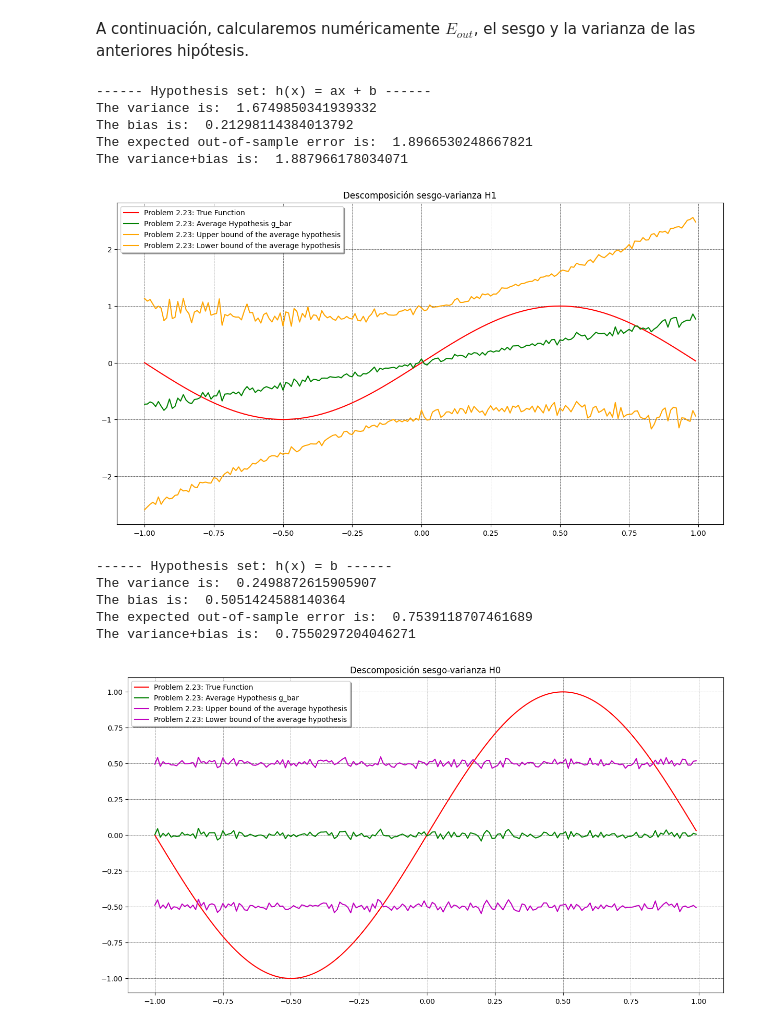
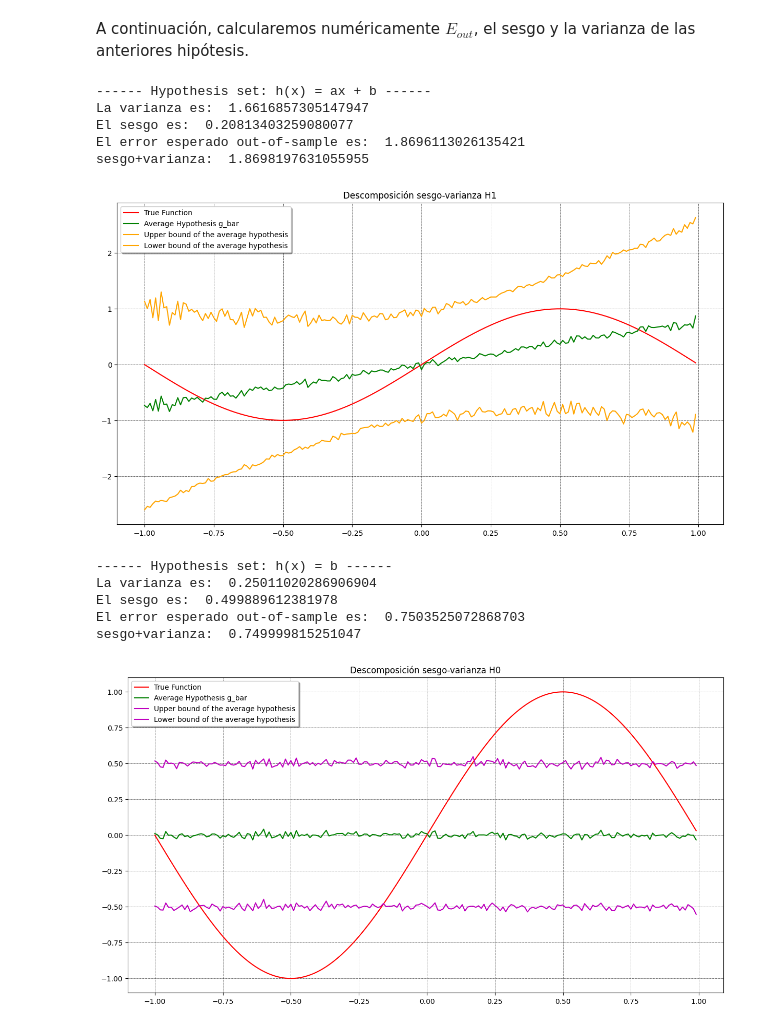
Before and after one commit to jdcarrascali/Matematicas-del-aprendizaje-de-maquinas, a Jupyter notebook: Bias_variance_experiment.ipynb, the cells around one changed output. Drawn from its saved outputs; the diff is of its cells as text; code cells hidden in the pictures.

```diff
--- a/Bias_variance_experiment.ipynb
+++ b/Bias_variance_experiment.ipynb
@@ -135,14 +142,17 @@ g^{(D)}(x)=\frac{1}{2}(\sin \pi x_1 +\sin \pi x_2)
 # %%
+def sample(lb, ub, sz):
+    # Muestrear a partir de una distribucion uniforme
+    return lb + np.random.random_sample((sz,))*(ub-lb)
+
 def gd_func(x, x1, x2):
-    #hypothesis found by learning algorithm
+    #hipotesis de H1
     return (x-x1)*(np.sin(math.pi*x2)-np.sin(math.pi*x1))/(x2-x1)+np.sin(math.pi*x1)
 
 num_samples=1000
 def avg_g(x, gdfunc, num_samples,i):
-    #compute the average hypothesis \bar{g} at given point x
     gd_funcs = []
     for i in range(num_samples):
-        #generate 2 sample data each time
+        #generar dos muestras por cada iteracion  y calcular su valor en la funcion
         x1, x2 = sample(-1, 1, 2)
         v = gd_func(x, x1, x2)
         gd_funcs.append(v)
@@ -192,13 +201,6 @@ Text(0.5, 1.0, 'Visualización 1000 hipótesis de H0')
 # %% [markdown]
 A continuación, calcularemos numéricamente $E_{out}$, el sesgo y la varianza de las anteriores hipótesis.
 # %%
-import numpy as np
-from functools import partial
-import matplotlib.pyplot as plt
-import math
-
-from matplotlib.font_manager import FontProperties
-
 def sample(lb, ub, sz):
     # sample randomly from a uniform distribution
     return lb + np.random.random_sample((sz,))*(ub-lb)
@@ -258,49 +260,47 @@ def calc_bias_var_eout(gd_func, target_func, num_data_samples, num_x_samples):
     variance = np.mean(variances)
     bias = np.mean(biases)
     eout = np.mean(eouts)
-    print('The variance is: ', variance)
-    print('The bias is: ', bias)
-    print('The expected out-of-sample error is: ', eout)
-    print('The variance+bias is: ', variance+bias)
+    print('La varianza es: ', variance)
+    print('El sesgo es: ', bias)
+    print('El error esperado out-of-sample es: ', eout)
+    print('sesgo+varianza: ', variance+bias)
 
 
     xs = np.arange(-1, 1, 0.01)
     true_f, avg_gf, var_gf, ubs, lbs = [],[], [], [], []
     for x in xs:
         true_f.append(target_func(x))
         mean_g, var_g, bias_g = avg_g(x, gd_func, num_data_samples, target_func)
         avg_gf.append(mean_g)
         var_gf.append(var_g)
         ubs.append(mean_g + np.sqrt(var_g))
         lbs.append(mean_g - np.sqrt(var_g))
     plt.figure(figsize=(15, 8))
-    plt.plot(xs, true_f, color='red', label='Problem 2.23: True Function')
-    plt.plot(xs, avg_gf, color='green', label='Problem 2.23: Average Hypothesis g_bar')
-    plt.plot(xs, ubs, color='orange', label='Problem 2.23: Upper bound of the average hypothesis')
-    plt.plot(xs, lbs, color='orange', label='Problem 2.23: Lower bound of the average hypothesis')
+    plt.plot(xs, true_f, color='red', label='True Function')
+    plt.plot(xs, avg_gf, color='green', label='Average Hypothesis g_bar')
+    plt.plot(xs, ubs, color='orange', label='Upper bound of the average hypothesis')
+    plt.plot(xs, lbs, color='orange', label='Lower bound of the average hypothesis')
     legend_x = 2.0
     legend_y = 0.5
     plt.grid(color='k', linestyle='--', linewidth=.4)
     plt.title("Descomposición sesgo-varianza H1", fontdict={'fontsize':12})
     legend = plt.legend(loc='upper left', shadow=True, fontsize='medium')
 
 
 
 num_data_samples = 1000
 num_x_samples = 1000
 print('------ Hypothesis set: h(x) = ax + b ------')
 
 calc_bias_var_eout(gd_funca, lambda x: np.sin(math.pi*x), num_data_samples, num_x_samples)
 # %% [output]
 ------ Hypothesis set: h(x) = ax + b ------
-The variance is:  1.6749850341939332
-The bias is:  0.21298114384013792
-The expected out-of-sample error is:  1.8966530248667821
-The variance+bias is:  1.887966178034071
+La varianza es:  1.6616857305147947
+El sesgo es:  0.20813403259080077
+El error esperado out-of-sample es:  1.8696113026135421
+sesgo+varianza:  1.8698197631055955
-[figure, old version]
+[figure, new version]
 # %%
-from matplotlib.font_manager import FontProperties
-
 def sample(lb, ub, sz):
     # sample randomly from a uniform distribution
     return lb + np.random.random_sample((sz,))*(ub-lb)
@@ -360,10 +360,10 @@ def calc_bias_var_eout(gd_func, target_func, num_data_samples, num_x_samples):
     variance = np.mean(variances)
     bias = np.mean(biases)
     eout = np.mean(eouts)
-    print('The variance is: ', variance)
-    print('The bias is: ', bias)
-    print('The expected out-of-sample error is: ', eout)
-    print('The variance+bias is: ', variance+bias)
+    print('La varianza es: ', variance)
+    print('El sesgo es: ', bias)
+    print('El error esperado out-of-sample es: ', eout)
+    print('sesgo+varianza: ', variance+bias)
 
 
     xs = np.arange(-1, 1, 0.01)
@@ -376,10 +376,10 @@ def calc_bias_var_eout(gd_func, target_func, num_data_samples, num_x_samples):
         ubs.append(mean_g + np.sqrt(var_g))
         lbs.append(mean_g - np.sqrt(var_g))
     plt.figure(figsize=(15, 8))
-    plt.plot(xs, true_f, color='red', label='Problem 2.23: True Function')
-    plt.plot(xs, avg_gf, color='green', label='Problem 2.23: Average Hypothesis g_bar')
-    plt.plot(xs, ubs, color='m', label='Problem 2.23: Upper bound of the average hypothesis')
-    plt.plot(xs, lbs, color='m', label='Problem 2.23: Lower bound of the average hypothesis')
+    plt.plot(xs, true_f, color='red', label='True Function')
+    plt.plot(xs, avg_gf, color='green', label='Average Hypothesis g_bar')
+    plt.plot(xs, ubs, color='m', label='Upper bound of the average hypothesis')
+    plt.plot(xs, lbs, color='m', label='Lower bound of the average hypothesis')
     legend_x = 2.0
     legend_y = 0.5
     plt.grid(color='k', linestyle='--', linewidth=.4)
@@ -395,8 +395,8 @@ print('------ Hypothesis set: h(x) = b ------')
 calc_bias_var_eout(gd_funcc, lambda x: np.sin(math.pi*x), num_data_samples, num_x_samples)
 # %% [output]
 ------ Hypothesis set: h(x) = b ------
-The variance is:  0.2498872615905907
-The bias is:  0.5051424588140364
-The expected out-of-sample error is:  0.7539118707461689
-The variance+bias is:  0.7550297204046271
+La varianza es:  0.25011020286906904
+El sesgo es:  0.499889612381978
+El error esperado out-of-sample es:  0.7503525072868703
+sesgo+varianza:  0.749999815251047
-[figure, old version]
+[figure, new version]
```
Also changed, not shown: parts of 2 cells of this notebook.
